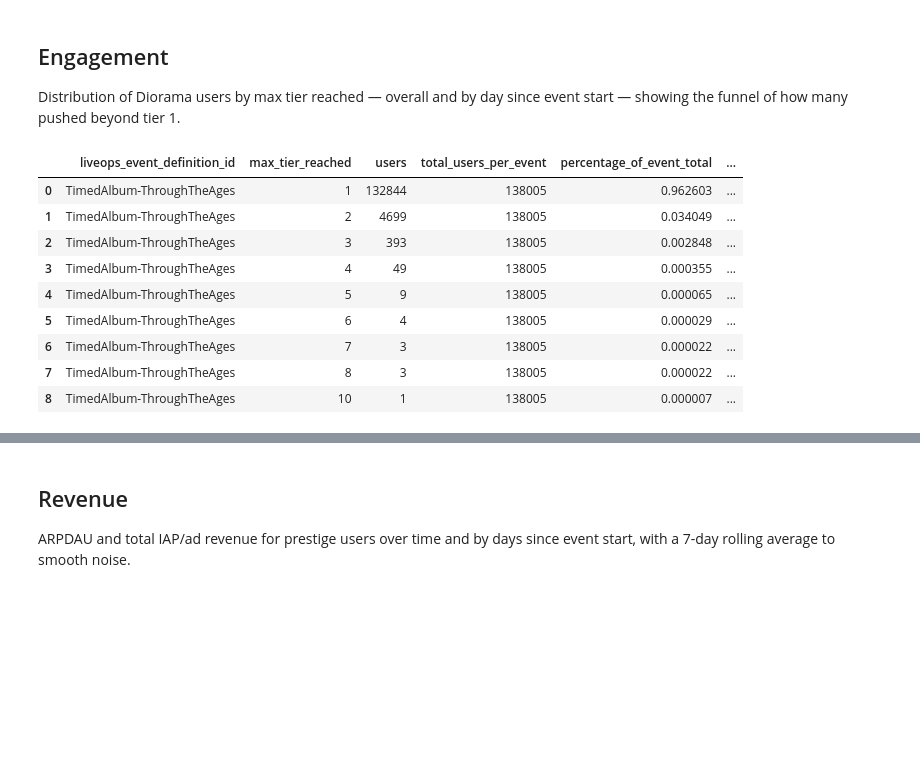
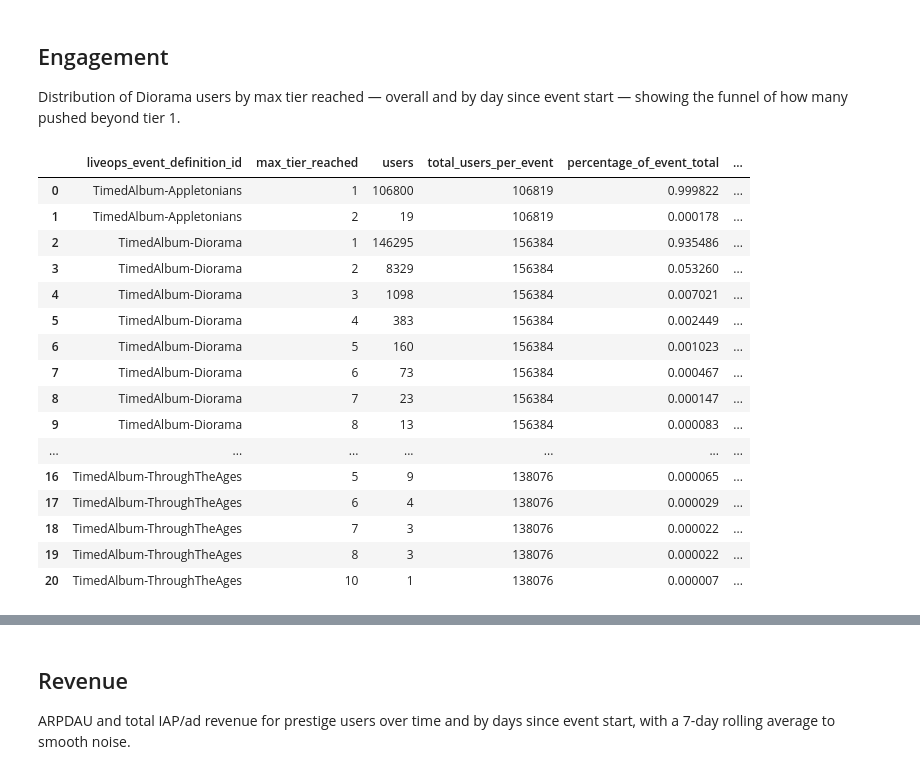
Before and after one commit to ivanaguilar-trailmix/testrepo, a Jupyter notebook: prestige/prestige.ipynb, the cells around one changed output, grey strips where cells are left out. Drawn from its saved outputs; the diff is of its cells as text; code cells hidden in the pictures; blank space fills up the shorter version.

```diff
--- a/prestige/prestige.ipynb
+++ b/prestige/prestige.ipynb
@@ -116,5 +130,6 @@ Estimated query cost: $0.44
 # %%
-refresh_flag = True
+refresh_flag = False
+# Loads activity data from BigQuery or reads from cached pickle based on refresh_flag
 
 data = pd.DataFrame()
 if refresh_flag:
@@ -1225,34 +1300,50 @@ Analysis of users who reached Prestige (tier 2+) in Diorama — engagement funne
 Distribution of Diorama users by max tier reached — overall and by day since event start — showing the funnel of how many pushed beyond tier 1.
 # %%
 # hide-output
+# Filters data to Diorama and ThroughTheAges events for tier-reach analysis
 data_diorama = data[data['liveops_event_definition_id'] == 'TimedAlbum-Diorama']
 data_through_the_ages = data[data['liveops_event_definition_id'] == 'TimedAlbum-ThroughTheAges']
 
-data_last_event = data_through_the_ages.copy()
+data_all_events = data[data['liveops_event_definition_id'].isin(['TimedAlbum-Diorama', 'TimedAlbum-ThroughTheAges','TimedAlbum-Appletonians'])]
 
-tier_reached_per_event = data_last_event[data_last_event.max_tier_reached<=10].groupby(['liveops_event_definition_id', 'max_tier_reached']).agg(
+data_prestigers = data_all_events.copy()
+
+tier_reached_per_event = data_prestigers[data_prestigers.max_tier_reached<=10].groupby(['liveops_event_definition_id', 'max_tier_reached']).agg(
     users = ('user_id', 'nunique')
 ).reset_index()
 
 # Calculate total users for each days_since_event_start
 total_users_per_event = tier_reached_per_event.groupby('liveops_event_definition_id')['users'].sum().reset_index()
 total_users_per_event.columns = ['liveops_event_definition_id', 'total_users_per_event']
 
 # Merge to get total for each row
 tier_reached_per_event = tier_reached_per_event.merge(total_users_per_event, on='liveops_event_definition_id', how='left')
 # Calculate percentage
 tier_reached_per_event['percentage_of_event_total'] = tier_reached_per_event['users'] / tier_reached_per_event['total_users_per_event']
 
 tier_reached_per_event['max_tier_reached_str'] = tier_reached_per_event['max_tier_reached'].astype(str)
+
+tier_reached_per_event['max_tier_reached_segment'] = pd.cut(
+    tier_reached_per_event['max_tier_reached'],
+    bins=[0, 1, 2, 10],
+    labels=['1', '2', '3-10'])
+
 tier_reached_per_event
 # %% [output]
 |  | liveops_event_definition_id | max_tier_reached | users | total_users_per_event | percentage_of_event_total | ... |
-| 0 | TimedAlbum-ThroughTheAges | 1 | 132844 | 138005 | 0.962603 | ... |
-| 1 | TimedAlbum-ThroughTheAges | 2 | 4699 | 138005 | 0.034049 | ... |
-| 2 | TimedAlbum-ThroughTheAges | 3 | 393 | 138005 | 0.002848 | ... |
-| 3 | TimedAlbum-ThroughTheAges | 4 | 49 | 138005 | 0.000355 | ... |
-| 4 | TimedAlbum-ThroughTheAges | 5 | 9 | 138005 | 0.000065 | ... |
-| 5 | TimedAlbum-ThroughTheAges | 6 | 4 | 138005 | 0.000029 | ... |
-| 6 | TimedAlbum-ThroughTheAges | 7 | 3 | 138005 | 0.000022 | ... |
-| 7 | TimedAlbum-ThroughTheAges | 8 | 3 | 138005 | 0.000022 | ... |
-| 8 | TimedAlbum-ThroughTheAges | 10 | 1 | 138005 | 0.000007 | ... |
+| 0 | TimedAlbum-Appletonians | 1 | 106800 | 106819 | 0.999822 | ... |
+| 1 | TimedAlbum-Appletonians | 2 | 19 | 106819 | 0.000178 | ... |
+| 2 | TimedAlbum-Diorama | 1 | 146295 | 156384 | 0.935486 | ... |
+| 3 | TimedAlbum-Diorama | 2 | 8329 | 156384 | 0.053260 | ... |
+| 4 | TimedAlbum-Diorama | 3 | 1098 | 156384 | 0.007021 | ... |
+| 5 | TimedAlbum-Diorama | 4 | 383 | 156384 | 0.002449 | ... |
+| 6 | TimedAlbum-Diorama | 5 | 160 | 156384 | 0.001023 | ... |
+| 7 | TimedAlbum-Diorama | 6 | 73 | 156384 | 0.000467 | ... |
+| 8 | TimedAlbum-Diorama | 7 | 23 | 156384 | 0.000147 | ... |
+| 9 | TimedAlbum-Diorama | 8 | 13 | 156384 | 0.000083 | ... |
+| ... | ... | ... | ... | ... | ... | ... |
+| 16 | TimedAlbum-ThroughTheAges | 5 | 9 | 138076 | 0.000065 | ... |
+| 17 | TimedAlbum-ThroughTheAges | 6 | 4 | 138076 | 0.000029 | ... |
+| 18 | TimedAlbum-ThroughTheAges | 7 | 3 | 138076 | 0.000022 | ... |
+| 19 | TimedAlbum-ThroughTheAges | 8 | 3 | 138076 | 0.000022 | ... |
+| 20 | TimedAlbum-ThroughTheAges | 10 | 1 | 138076 | 0.000007 | ... |
```
Also changed, not shown: parts of 71 cells of this notebook, 31 other files.
